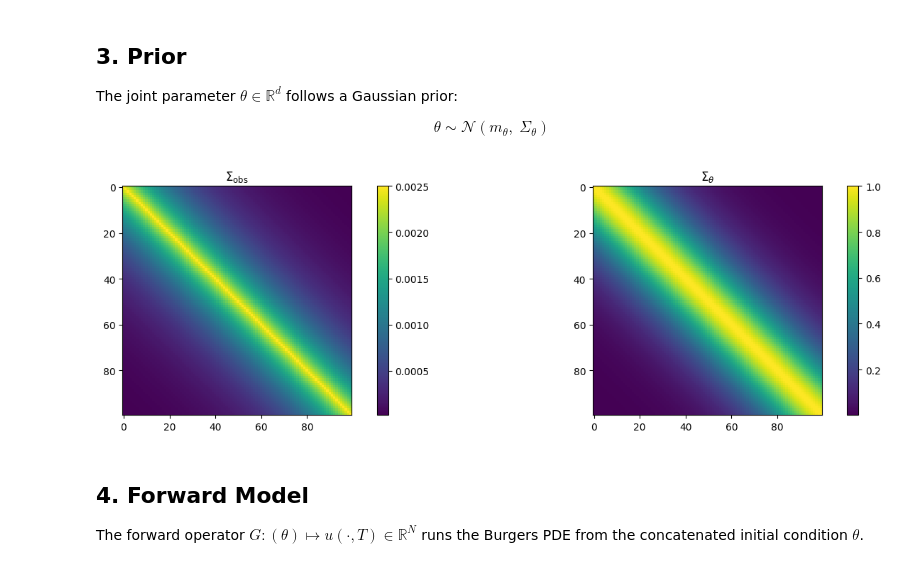
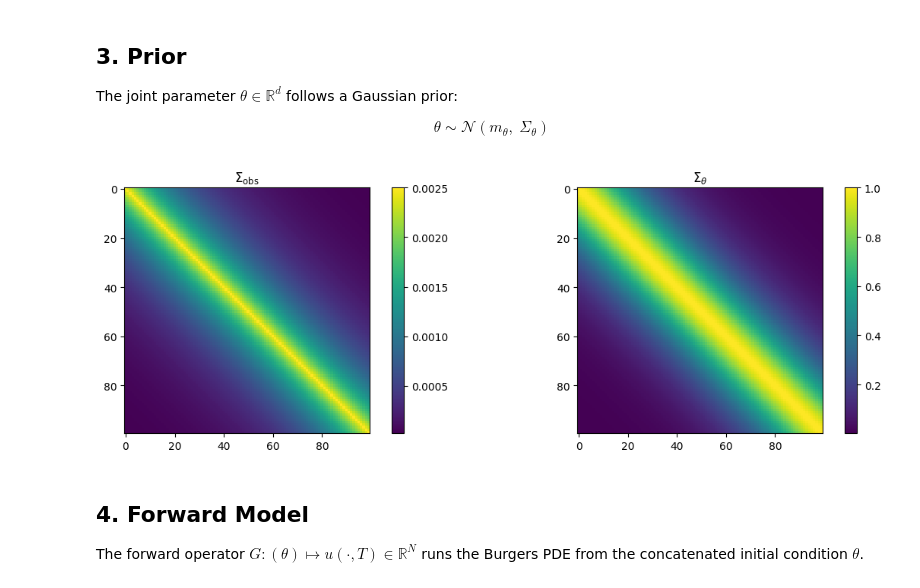
Before and after one commit to mohamed495/pyBOED, a Jupyter notebook: tutorials/notebooks/boed/tuto_conservative_bounds_standard.ipynb, the cells around one changed output. Cells and saved outputs as stored; diff of their text form; code cells hidden in the pictures.

```diff
--- a/tutorials/notebooks/boed/tuto_conservative_bounds_standard.ipynb
+++ b/tutorials/notebooks/boed/tuto_conservative_bounds_standard.ipynb
@@ -85,11 +85,11 @@ def plot_matrices(matrices, titles, figsize=None, cmap="viridis"):
 # %%
 plot_matrices(
     [noise.get_covariance(N), prior.Sigma],
     [r"$\Sigma_{\rm obs}$", r"$\Sigma_\theta$"],
-    figsize=(14, 4),
+    figsize=(12, 4),
 )
 # %% [output]
-[figure, old version]
+[figure, new version]
 # %% [markdown]
 ## 4. Forward Model
 
```
Also changed, not shown: parts of 1 cell of this notebook, 11 other files.
